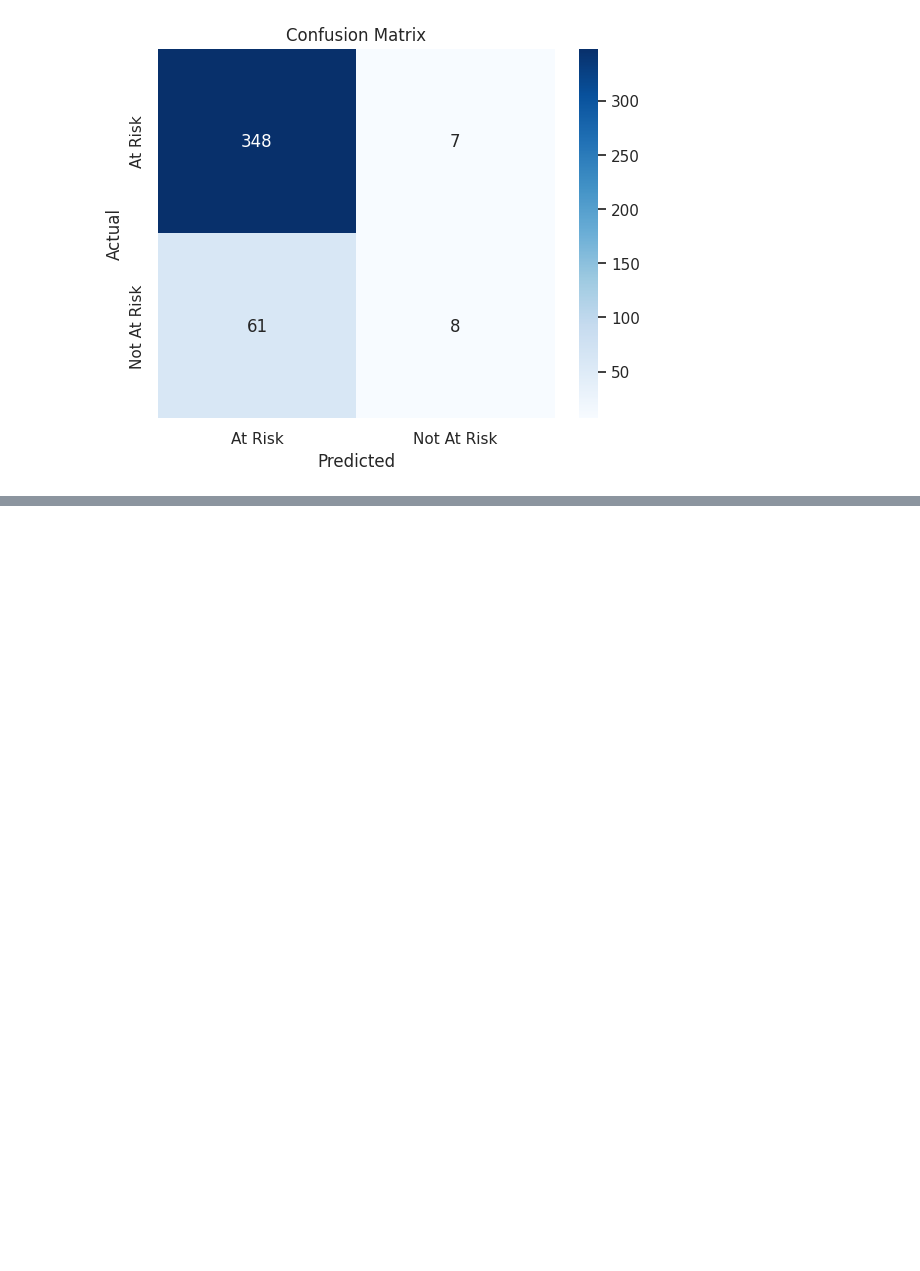
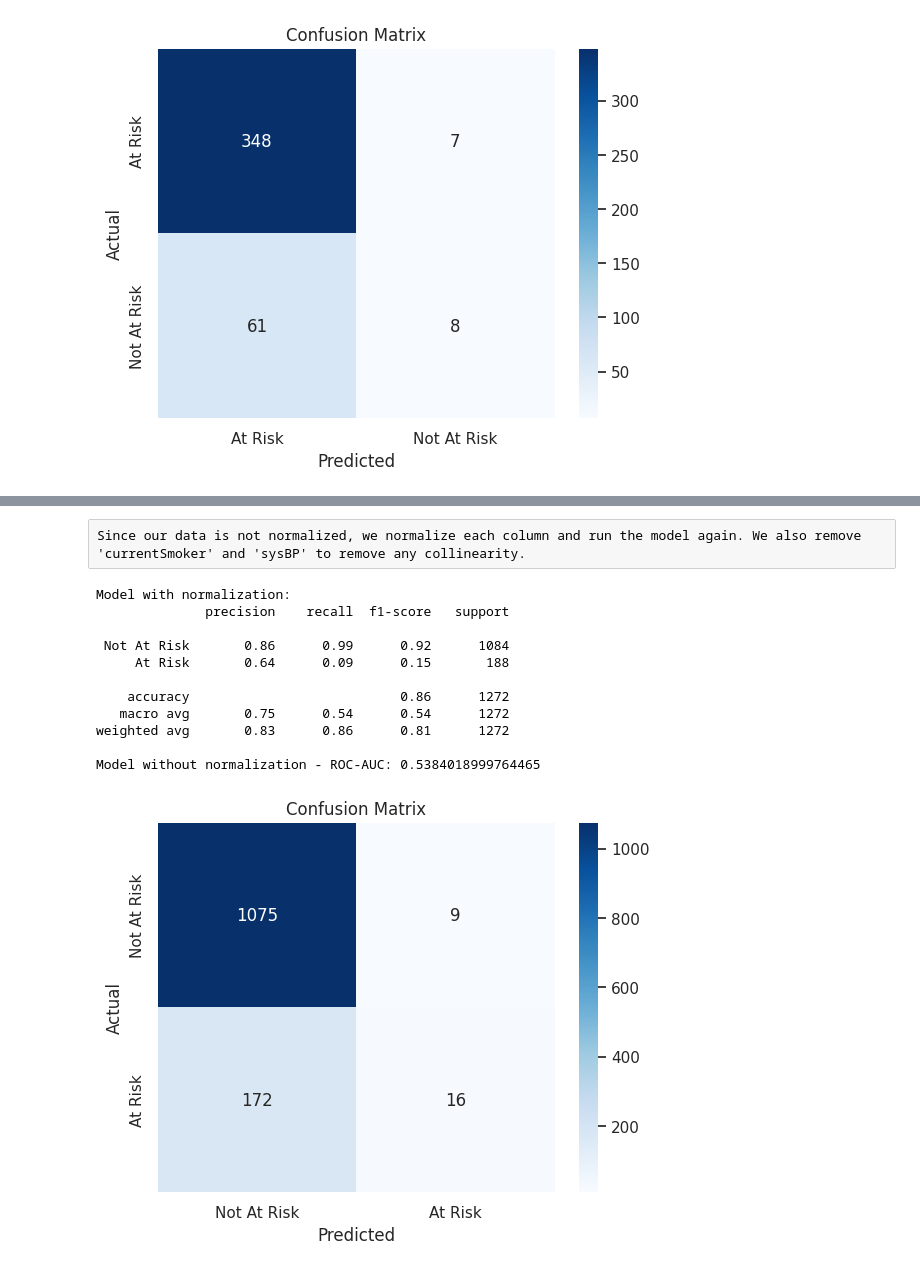
Before and after one commit to hallbt20/ISDS7070_Project, a Jupyter notebook: Group 5_ISDS7070_Assignment5.ipynb, the cells around one changed output, grey strips where cells are left out. Cells and saved outputs as stored; diff of their text form; code cells hidden in the pictures; blank space fills up the shorter version.

```diff
--- a/Group 5_ISDS7070_Assignment5.ipynb
+++ b/Group 5_ISDS7070_Assignment5.ipynb
@@ -430,0 +611,61 @@ plt.show()
+# %% [raw]
+Since our data is not normalized, we normalize each column and run the model again. We also remove 'currentSmoker' and 'sysBP' to remove any collinearity.
+# %%
+# Normalize the non-binary columns
+non_binary_columns = ['cigsPerDay', 'totChol', 'diaBP', 'BMI', 'heartRate', 'glucose']
+scaler = StandardScaler()
+X_train_scaled = X_train.copy()
+X_test_scaled = X_test.copy()
+X_train_scaled[non_binary_columns] = scaler.fit_transform(X_train_scaled[non_binary_columns])
+X_test_scaled[non_binary_columns] = scaler.transform(X_test_scaled[non_binary_columns])
+
+# Define your dependent variable and independent variables
+dependent_variable = 'TenYearCHD'
+independent_variables = [x for x in list(df_chd.columns[:-1]) if x not in ['sysBP', 'currentSmoker']]
+
+# Prepare the data for modeling
+X = df_chd[independent_variables]
+y = df_chd[dependent_variable]
+
+# Split the data into training and testing sets
+X_train_scaled, X_test_scaled, y_train_scaled, y_test_scaled = train_test_split(X, y, test_size=0.3, random_state=42)
+
+# Build and train the logistic regression model again
+model_scaled = LogisticRegression(penalty='l1', solver='liblinear', max_iter=5000)
+model_scaled = LogisticRegression(solver='lbfgs', max_iter=5000
+model_scaled.fit(X_train_scaled, y_train)
+
+# Make predictions on the scaled test set
+y_pred_scaled = model_scaled.predict(X_test_scaled)
+
+# Print classification report for the scaled model
+print("Model with normalization:")
+print(classification_report(y_test_scaled, y_pred_scaled, target_names=['Not At Risk', 'At Risk']))
+
+# Calculate accuracy for the model without normalization
+roc_auc = roc_auc_score(y_test_scaled, y_pred_scaled)
+print("Model without normalization - ROC-AUC:", roc_auc)
+
+# Create the confusion matrix
+conf_matrix = confusion_matrix(y_test_scaled, y_pred_scaled)
+tick_labels=['Not At Risk', 'At Risk']
+
+# Plot the confusion matrix using seaborn
+sns.heatmap(conf_matrix, annot=True, fmt='d', cmap='Blues', xticklabels=tick_labels, yticklabels=tick_labels)
+plt.xlabel('Predicted')
+plt.ylabel('Actual')
+plt.title('Confusion Matrix')
+plt.show()
+# %% [output]
+Model with normalization:
+              precision    recall  f1-score   support
+
+ Not At Risk       0.86      0.99      0.92      1084
+     At Risk       0.64      0.09      0.15       188
+
+    accuracy                           0.86      1272
+   macro avg       0.75      0.54      0.54      1272
+weighted avg       0.83      0.86      0.81      1272
+
+Model without normalization - ROC-AUC: 0.5384018999764465
+[figure, added]
```
Also changed, not shown: parts of 13 cells of this notebook.
